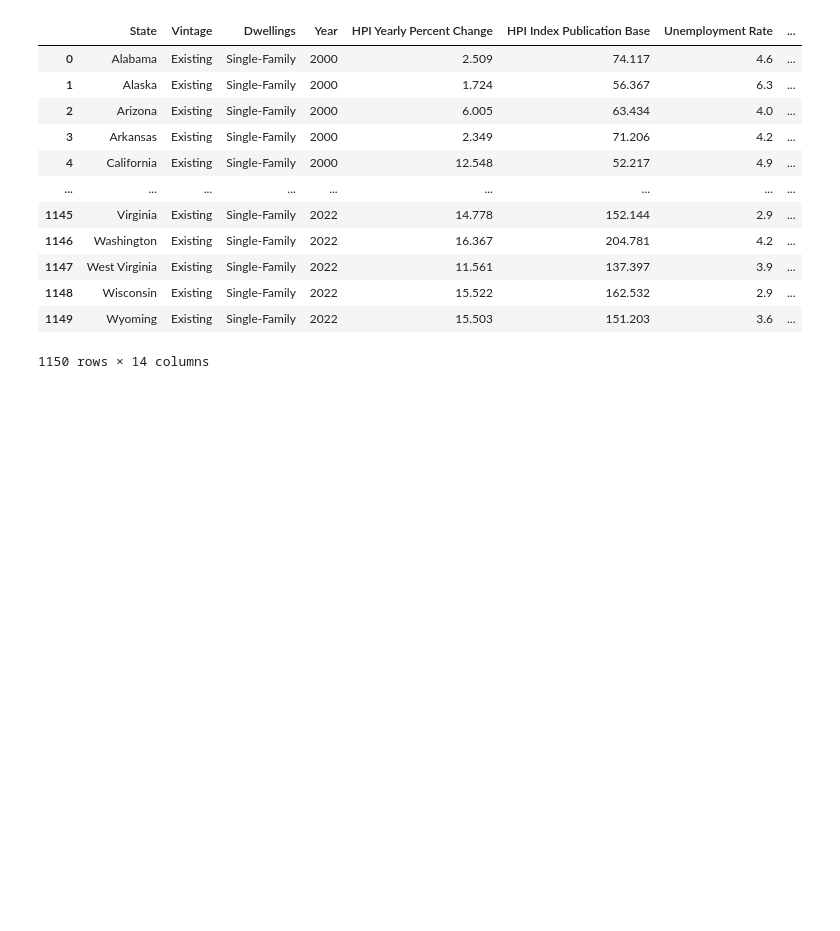
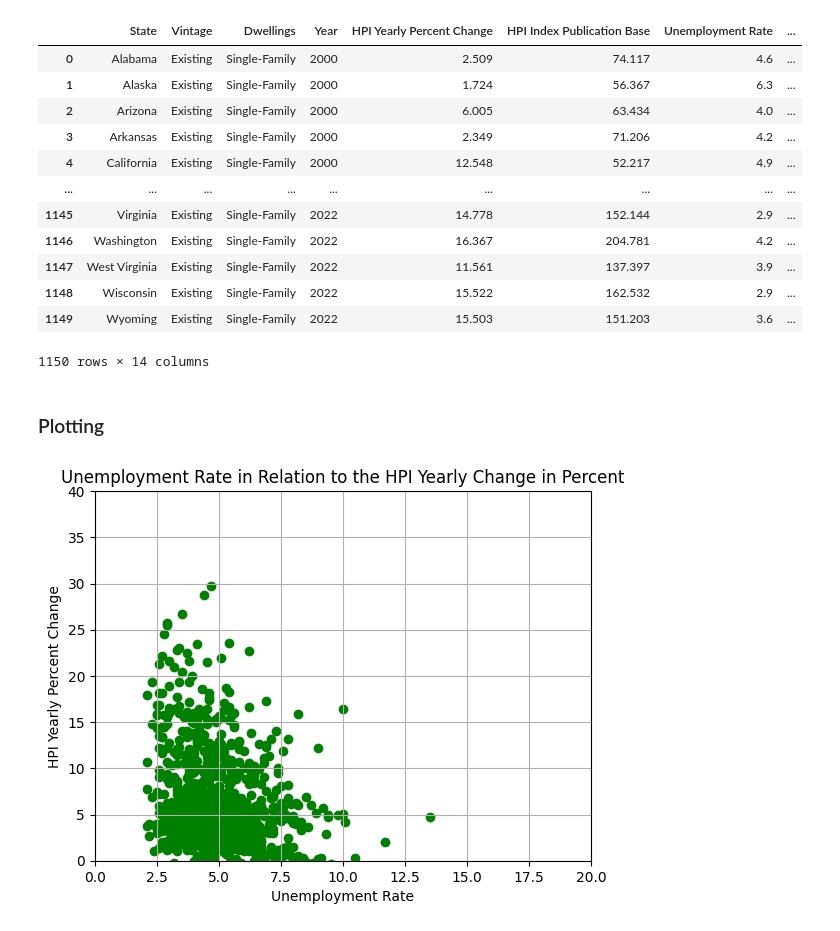
Before and after one commit to MegRob050/Projects, a Jupyter notebook: Inflation, HPI, and Unemployement.ipynb, the cells around one changed output. Saved outputs shown, nothing was run; the diff lists cells and outputs as text; code cells hidden in the pictures; blank space fills up the shorter version.

```diff
--- a/Inflation, HPI, and Unemployement.ipynb
+++ b/Inflation, HPI, and Unemployement.ipynb
@@ -221,7 +224,7 @@ infl.drop(['Unnamed: 3'], axis = 1, inplace = True)
 Infl_Final = infl.iloc[40:]
 
 # Rename Date, remove strs. other than 'Year' value
-Infl_Final.rename(columns={'date':'Year'}, inplace=True)
+Infl_Final.rename(columns={'date':'Year', ' Annual Change':'Annual Change', ' Inflation Rate (%)':'Inflation Rate (%)'}, inplace=True)
 Infl_Final['Year'] = Infl_Final['Year'].str.replace('12/31/', '')
 
 # Year needs to be int
@@ -254,10 +257,10 @@ Infl_Final
 first_merge = HPI_Final.merge(Unemployment_Final, on=['State', 'Year'])
 
 # File ^ and File 3 on YEAR
-final_merge = first_merge.merge(Infl_Final, on = ['Year'])
-final_merge.to_csv("/workspaces/Projects/Final Project File.csv", index=False)
+Final_Project_File = first_merge.merge(Infl_Final, on = ['Year'])
+Final_Project_File.to_csv("/workspaces/Projects/Final Project File.csv", index=False)
 
-final_merge
+Final_Project_File
 # %% [output]
 |  | State | Vintage | Dwellings | Year | HPI Yearly Percent Change | HPI Index Publication Base | Unemployment Rate | ... |
 | 0 | Alabama | Existing | Single-Family | 2000 | 2.509 | 74.117 | 4.6 | ... |
@@ -272,3 +275,5 @@ final_merge
 | 1148 | Wisconsin | Existing | Single-Family | 2022 | 15.522 | 162.532 | 2.9 | ... |
 | 1149 | Wyoming | Existing | Single-Family | 2022 | 15.503 | 151.203 | 3.6 | ... |
 1150 rows × 14 columns
+# %% [markdown]
+### Plotting
@@ -274,0 +283,14 @@ final_merge
+# %%
+## ScatterPlot
+# Used to discover correlations between values
+
+plt.scatter(Final_Project_File['Unemployment Rate'], Final_Project_File['HPI Yearly Percent Change'], color='green')
+plt.xlim(0,20)
+plt.ylim(0,40)
+plt.title('Unemployment Rate in Relation to the HPI Yearly Change in Percent')
+plt.xlabel('Unemployment Rate')
+plt.ylabel('HPI Yearly Percent Change')
+plt.grid()
+plt.show()
+# %% [output]
+[figure, added]
```
Also changed, not shown: parts of 12 cells of this notebook, 1 other file.
